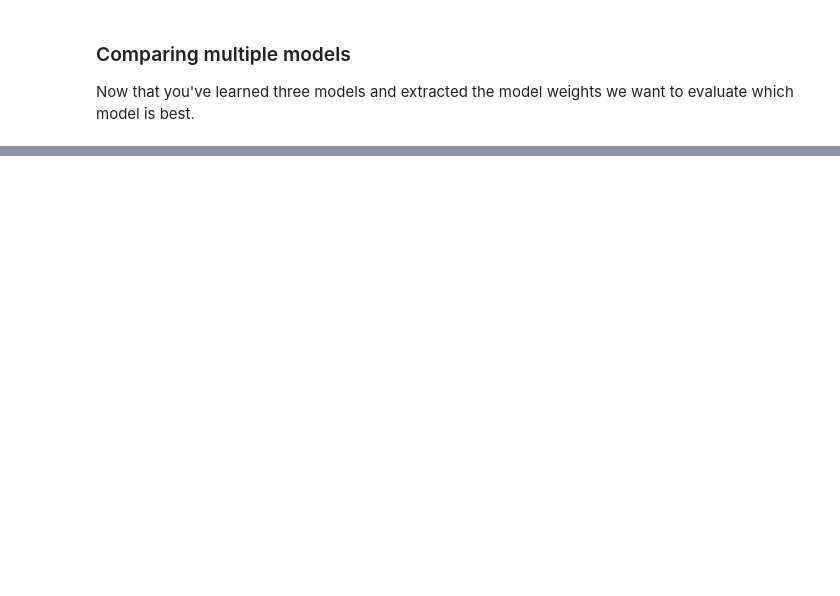
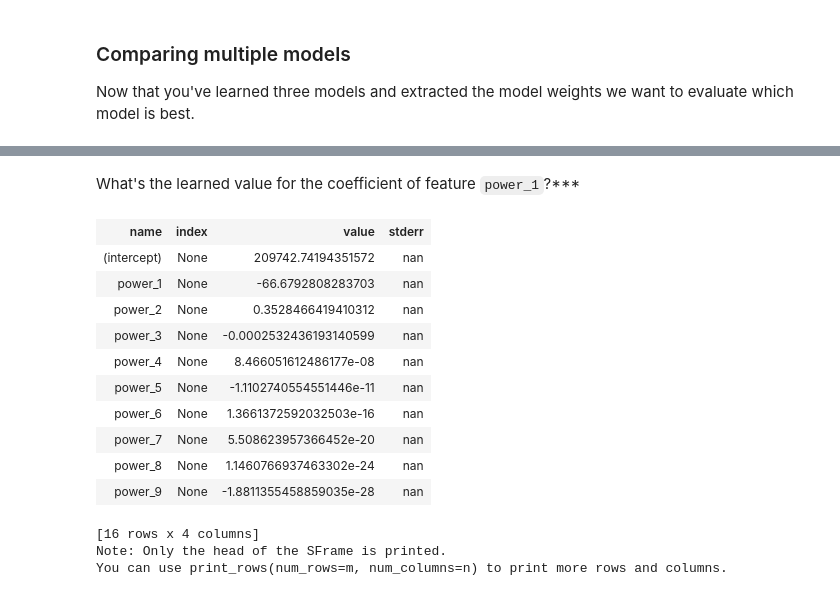
Before and after one commit to pedrohserrano/machine-learning-use-cases, a Jupyter notebook: courses/regression/multiple-regression.ipynb, the cells around one changed output, grey strips where cells are left out. Saved outputs shown, nothing was run; the diff lists cells and outputs as text; code cells hidden in the pictures; blank space fills up the shorter version.

```diff
--- a/courses/regression/multiple-regression.ipynb
+++ b/courses/regression/multiple-regression.ipynb
@@ -493,0 +278,19 @@ el del model
+# %% [markdown]
+What's the learned value for the coefficient of feature `power_1`?***
+# %%
+model1.coefficients
+# %% [output]
+| name | index | value | stderr |
+| (intercept) | None | 209742.74194351572 | nan |
+| power_1 | None | -66.6792808283703 | nan |
+| power_2 | None | 0.3528466419410312 | nan |
+| power_3 | None | -0.0002532436193140599 | nan |
+| power_4 | None | 8.466051612486177e-08 | nan |
+| power_5 | None | -1.1102740554551446e-11 | nan |
+| power_6 | None | 1.3661372592032503e-16 | nan |
+| power_7 | None | 5.508623957366452e-20 | nan |
+| power_8 | None | 1.1460766937463302e-24 | nan |
+| power_9 | None | -1.8811355458859035e-28 | nan |
+[16 rows x 4 columns]
+Note: Only the head of the SFrame is printed.
+You can use print_rows(num_rows=m, num_columns=n) to print more rows and columns.
```
Also changed, not shown: parts of 115 cells of this notebook, 2 other files.
